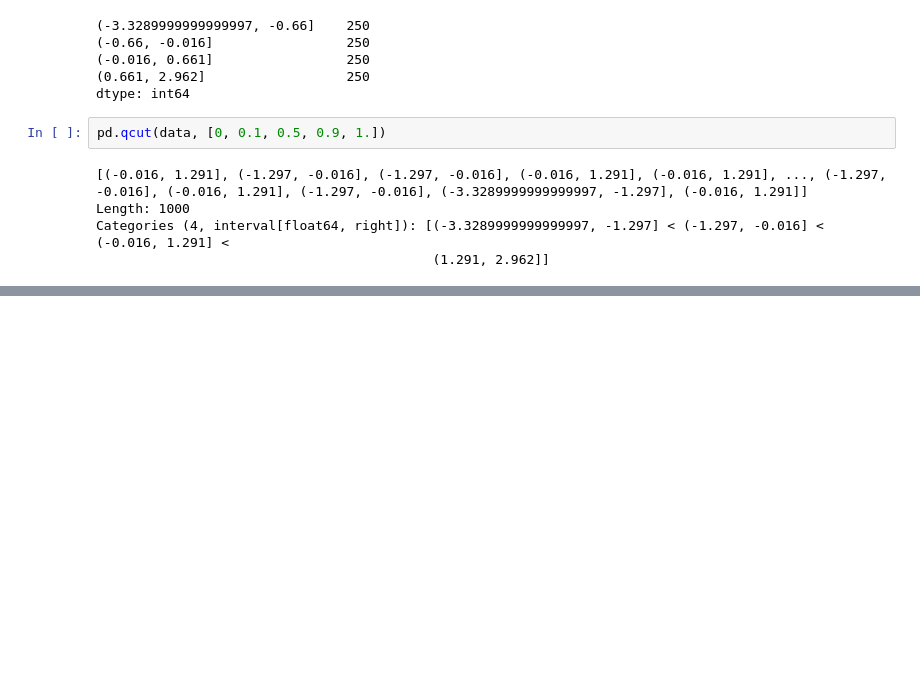
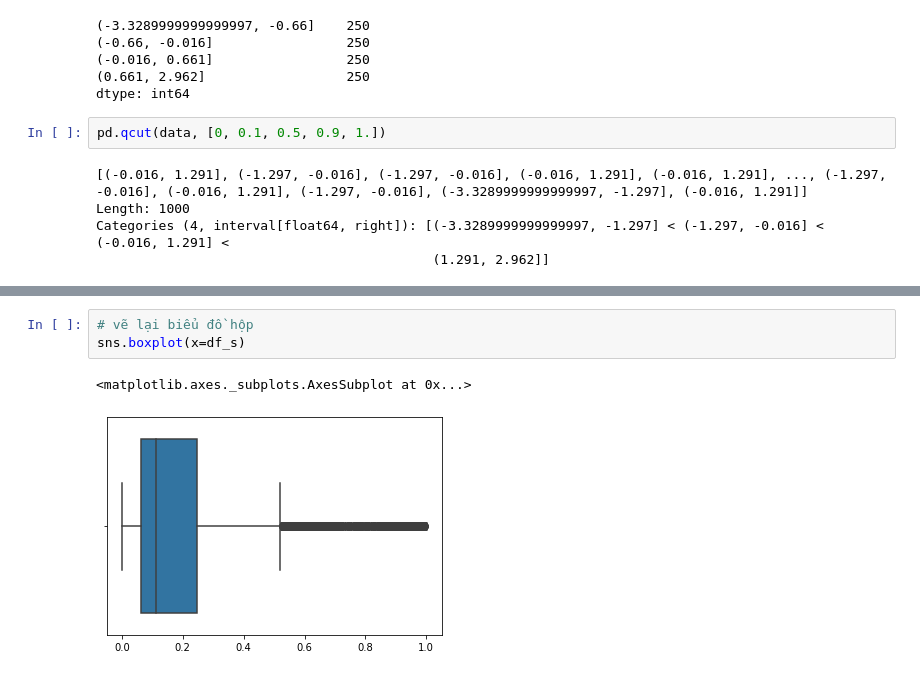
Before and after one commit to mark3000-010701/Dataanalyst, a Jupyter notebook: Thực_Hành_Tiền_Xử_Lí_2_.ipynb, the cells around one changed output, grey strips where cells are left out. Cells and saved outputs as stored; diff of their text form; blank space fills up the shorter version.

```diff
--- a/Thực_Hành_Tiền_Xử_Lí_2_.ipynb
+++ b/Thực_Hành_Tiền_Xử_Lí_2_.ipynb
@@ -100,0 +261,6 @@ Categories (4, interval[float64, right]): [(-3.3289999999999997, -1.297] < (-1.2
+# %%
+# vẽ lại biểu đồ hộp
+sns.boxplot(x=df_s)
+# %% [output]
+<matplotlib.axes._subplots.AxesSubplot at 0x...>
+[figure, added]
```
Also changed, not shown: parts of 41 cells of this notebook.
